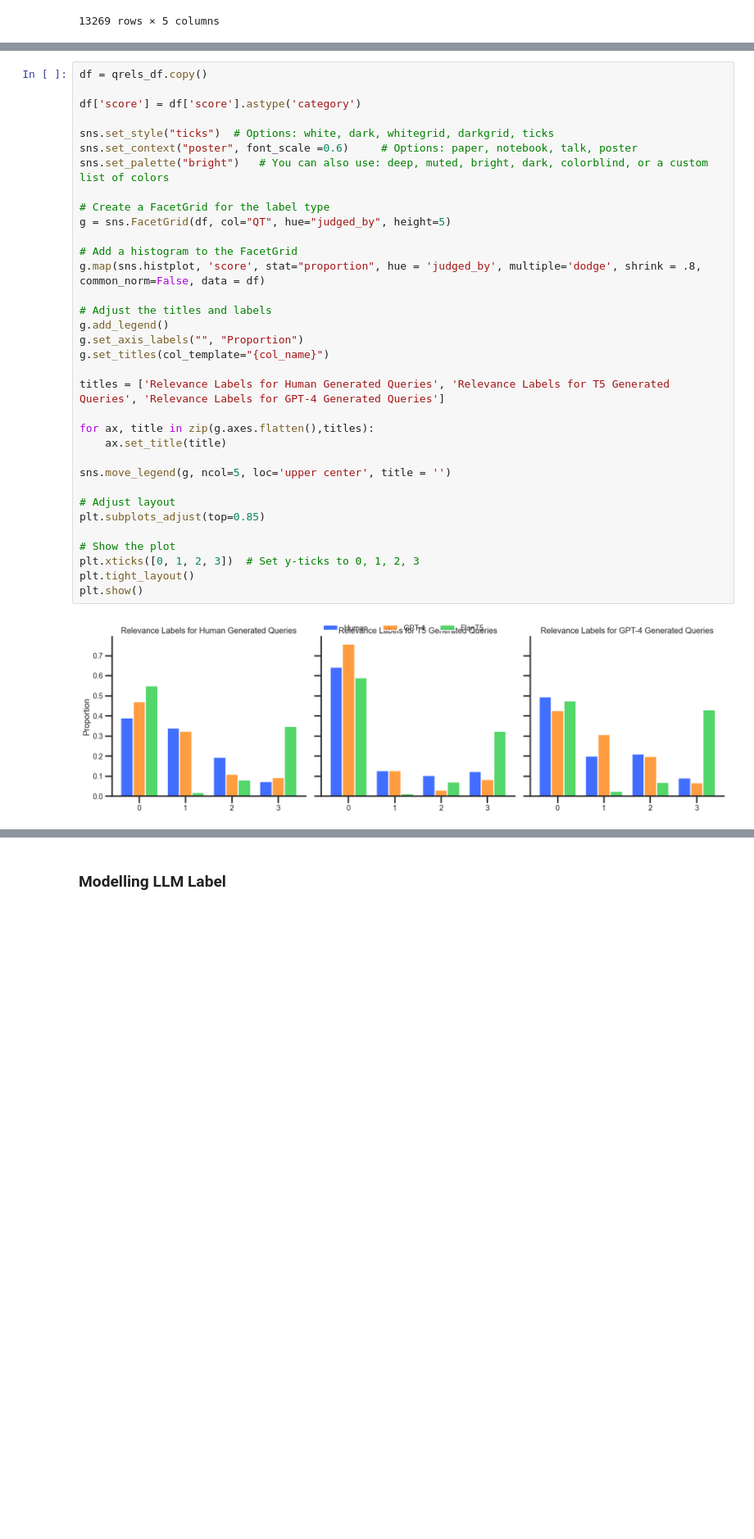
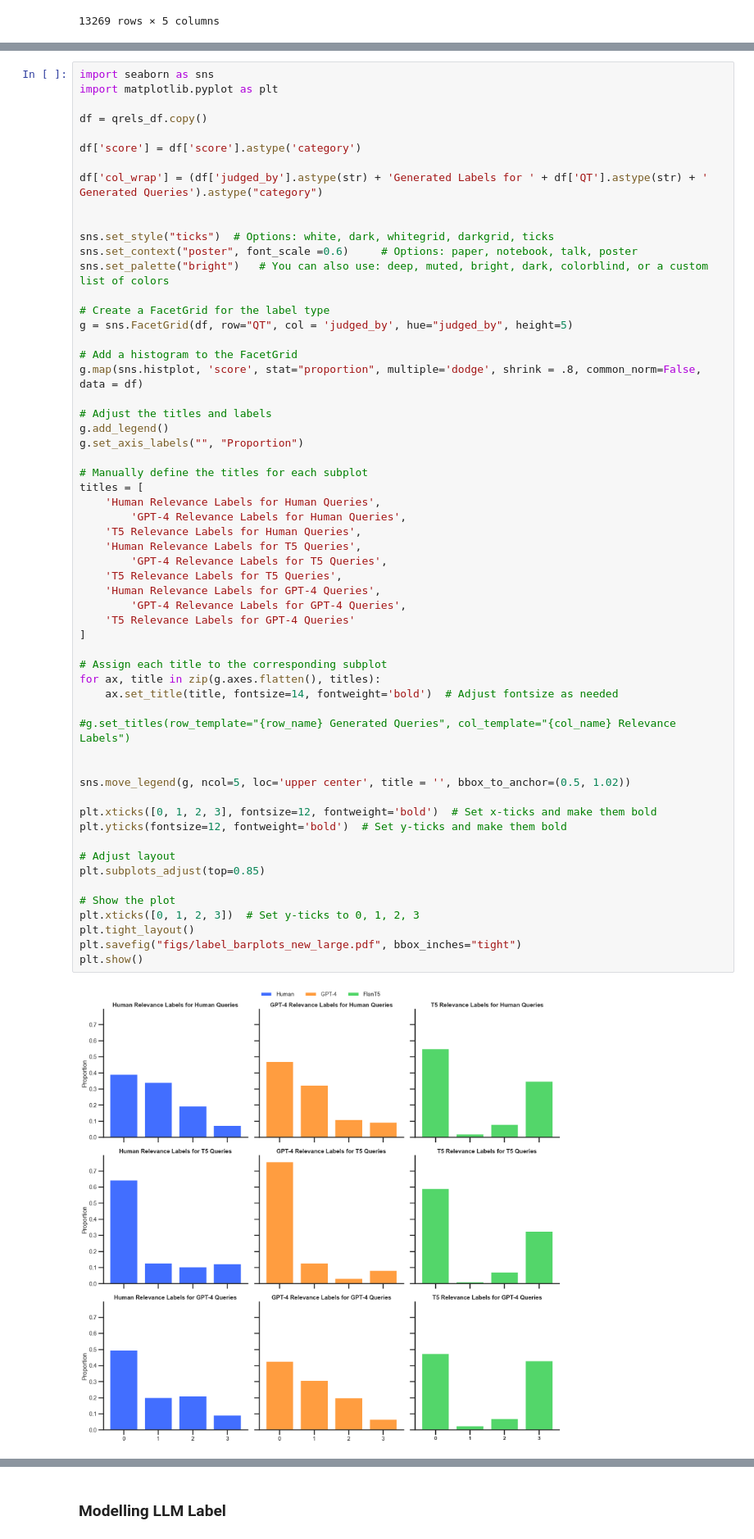
Before and after one commit to rahmanidashti/BiasSyntheticData, a Jupyter notebook: 4-labels-analysis.ipynb, the cells around one changed output, grey strips where cells are left out. Shown at 82% size. Saved outputs shown, nothing was run; the diff lists cells and outputs as text; blank space fills up the shorter version.

```diff
--- a/4-labels-analysis.ipynb
+++ b/4-labels-analysis.ipynb
@@ -194,38 +142,62 @@ ValueError: Index contains duplicate entries, cannot reshape
 # %%
+import seaborn as sns
+import matplotlib.pyplot as plt
+
 df = qrels_df.copy()
 
 df['score'] = df['score'].astype('category')
+
+df['col_wrap'] = (df['judged_by'].astype(str) + 'Generated Labels for ' + df['QT'].astype(str) + ' Generated Queries').astype("category")
+
 
 sns.set_style("ticks")  # Options: white, dark, whitegrid, darkgrid, ticks
 sns.set_context("poster", font_scale =0.6)     # Options: paper, notebook, talk, poster
 sns.set_palette("bright")   # You can also use: deep, muted, bright, dark, colorblind, or a custom list of colors
 
 # Create a FacetGrid for the label type
-g = sns.FacetGrid(df, col="QT", hue="judged_by", height=5)
+g = sns.FacetGrid(df, row="QT", col = 'judged_by', hue="judged_by", height=5)
 
 # Add a histogram to the FacetGrid
-g.map(sns.histplot, 'score', stat="proportion", hue = 'judged_by', multiple='dodge', shrink = .8, common_norm=False, data = df)
+g.map(sns.histplot, 'score', stat="proportion", multiple='dodge', shrink = .8, common_norm=False, data = df)
 
 # Adjust the titles and labels
 g.add_legend()
 g.set_axis_labels("", "Proportion")
-g.set_titles(col_template="{col_name}")
 
-titles = ['Relevance Labels for Human Generated Queries', 'Relevance Labels for T5 Generated Queries', 'Relevance Labels for GPT-4 Generated Queries']
+# Manually define the titles for each subplot
+titles = [
+    'Human Relevance Labels for Human Queries',
+        'GPT-4 Relevance Labels for Human Queries',
+    'T5 Relevance Labels for Human Queries',
+    'Human Relevance Labels for T5 Queries',
+        'GPT-4 Relevance Labels for T5 Queries',
+    'T5 Relevance Labels for T5 Queries',
+    'Human Relevance Labels for GPT-4 Queries',
+        'GPT-4 Relevance Labels for GPT-4 Queries',
+    'T5 Relevance Labels for GPT-4 Queries'
+]
 
-for ax, title in zip(g.axes.flatten(),titles):
-    ax.set_title(title)
+# Assign each title to the corresponding subplot
+for ax, title in zip(g.axes.flatten(), titles):
+    ax.set_title(title, fontsize=14, fontweight='bold')  # Adjust fontsize as needed
 
-sns.move_legend(g, ncol=5, loc='upper center', title = '')
+#g.set_titles(row_template="{row_name} Generated Queries", col_template="{col_name} Relevance Labels")
+
+
+sns.move_legend(g, ncol=5, loc='upper center', title = '', bbox_to_anchor=(0.5, 1.02))
+
+plt.xticks([0, 1, 2, 3], fontsize=12, fontweight='bold')  # Set x-ticks and make them bold
+plt.yticks(fontsize=12, fontweight='bold')  # Set y-ticks and make them bold
 
 # Adjust layout
 plt.subplots_adjust(top=0.85)
 
 # Show the plot
 plt.xticks([0, 1, 2, 3])  # Set y-ticks to 0, 1, 2, 3
 plt.tight_layout()
+plt.savefig("figs/label_barplots_new_large.pdf", bbox_inches="tight")
 plt.show()
 # %% [output]
-[figure, old version]
+[figure, new version]
 # %%
 from scipy.stats import wilcoxon
```
Also changed, not shown: parts of 5 cells of this notebook, 2 other files.
